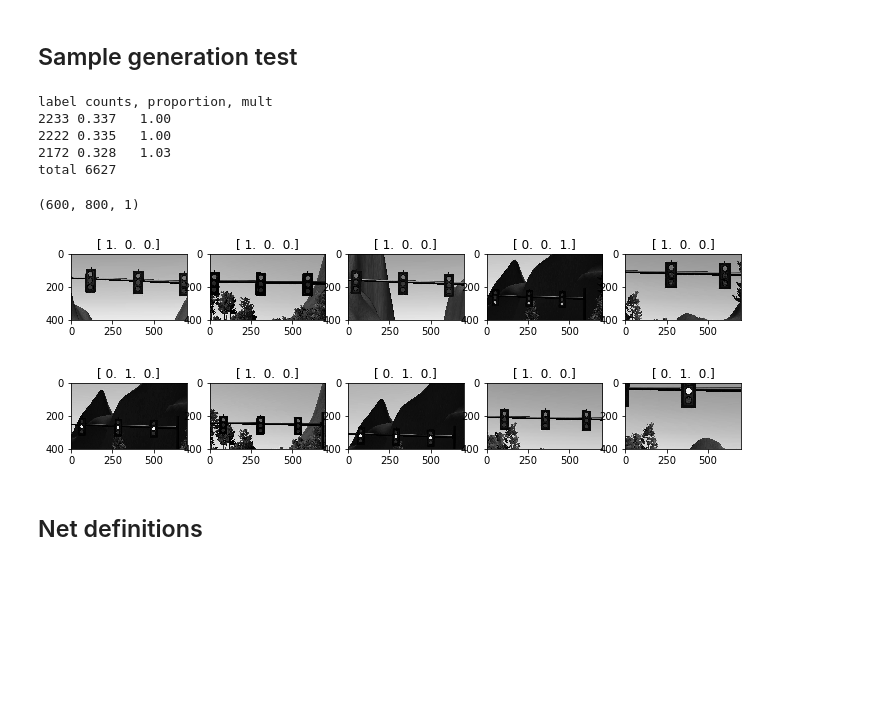
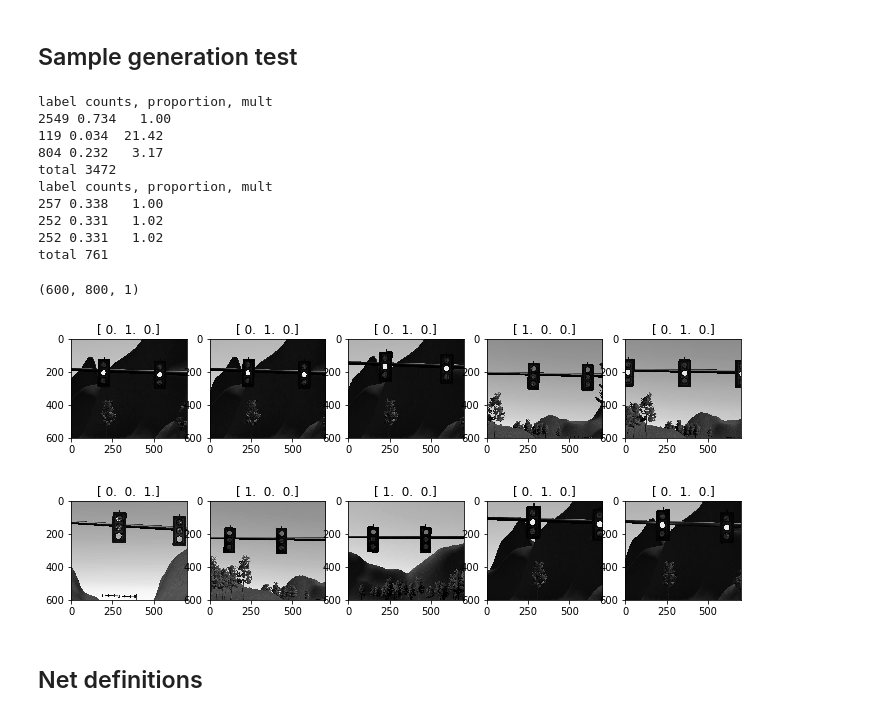
Before and after one commit to zfsang/udsdc_p9_system_integration, a Jupyter notebook: tl_detector_trainer.ipynb, the cells around one changed output. Saved outputs shown, nothing was run; the diff lists cells and outputs as text; code cells hidden in the pictures; blank space fills up the shorter version.

Commit message:
feat: adjust sample augmentation method

```diff
--- a/tl_detector_trainer.ipynb
+++ b/tl_detector_trainer.ipynb
@@ -46,16 +46,25 @@ def get_samples_list(sampledir, exclude=[], d_range=[]):
     print('total: {}'.format(len(samples)))
     return samples
 
-def augment_samples_list(samples, mult=[1, 1, 1], tx=[0, 0]):
+def augment_samples_list(samples, mult=[1, 1, 1], tx=[0, 1], ty=[0, 1]):
     augs = []
     for sample in samples:
         x = mult[sample[1]]-1
         for i in range(x):
-            shiftx = np.random.randint(tx[0], tx[1])
-            shifty = np.random.randint(tx[0], tx[1])
+            shiftx = np.random.randint(tx[0], tx[1]+1)
+            shifty = np.random.randint(ty[0], ty[1]+1)
             sample_aug = [sample[0], sample[1], shiftx, shifty]
             augs.append(sample_aug)
     return samples + augs
+
+def filter_samples_by_distance(samples, drange=[0, 100]):
+    filtered_samples = []
+    for sample in samples:
+        fname = sample[0].split('/')[-1]
+        dee = int(fname.split('_')[2])
+        if drange[0] < dee < drange[1]:
+            filtered_samples.append(sample)
+    return filtered_samples
 
 def datagen(samples, batch_size=32, n_class=4, grey=False):
     n_samples = len(samples)
@@ -70,6 +79,8 @@ def datagen(samples, batch_size=32, n_class=4, grey=False):
                 im = mpim.imread(batch_sample[0])
                 if grey:
                     im = cv2.cvtColor(im, cv2.COLOR_RGB2GRAY)
+#                     im = cv2.cvtColor(im, cv2.COLOR_RGB2LAB)
+#                     im = im[:, :, 2]
                 if len(batch_sample) > 2:
                     tx = batch_sample[2]
                     ty = batch_sample[3]
@@ -121,13 +132,16 @@ def test_exhaustive(samples, model='model.h5', batch_size=32, grey=False):
 
     N_bat = len(samples)//batch_size + 1
     for offset in range(0, len(samples), batch_size):
-        print('batch', offset//batch_size+1, 'of', N_bat)
+        batch_number = offset//batch_size+1
+        if batch_number % 10 == 0:
+            print('batch', batch_number, 'of', N_bat)
         labels = []
         imgs = []
         for sample in samples[offset:offset+batch_size]:
             img = mpim.imread(sample[0])
             if grey:
                 img = cv2.cvtColor(img, cv2.COLOR_RGB2GRAY)
+#                 img = cv2.cvtColor(img, cv2.COLOR_RGB2HLS)
             labels.append(sample[1])
 
             if len(sample) > 2:
@@ -153,44 +167,53 @@ def test_exhaustive(samples, model='model.h5', batch_size=32, grey=False):
 ## Sample generation test
 # %%
 samples = get_samples_list_recursive('samples', exclude=['3'])
-samples = augment_samples_list(samples, mult=[1, 22, 4], tx=[-50, 51])
+# samples = augment_samples_list(samples, mult=[1, 22, 4], tx=[-50, 51])
 _ = count_sample_distro(samples)
+
+samples = filter_samples_by_distance(samples, [0, 10])
+samples = augment_samples_list(samples, mult=[1, 18, 2], tx=[-50, 50], ty=[0, 1])
+_ = count_sample_distro(samples)
 # %% [output]
 label counts, proportion, mult
-2233 0.337   1.00
-2222 0.335   1.00
-2172 0.328   1.03
-total 6627
+2549 0.734   1.00
+119 0.034  21.42
+804 0.232   3.17
+total 3472
+label counts, proportion, mult
+257 0.338   1.00
+252 0.331   1.02
+252 0.331   1.02
+total 761
 # %%
 samplegen = datagen(samples, batch_size=10, n_class=3, grey=True)
 # %%
 imgs, labels = next(samplegen)
 
 grey = False
 cropx = 50
-cropy = 100
+cropy = 0
 
 print(imgs[0].shape)
 
 if imgs[0].shape[-1] < 3:
     grey = True
 ncols = 5
 for i, img in enumerate(imgs):
     if i % ncols == 0:
         plt.figure(figsize=(12, 12))
     plt.subplot(1, ncols, (i%ncols)+1)
-    img = img[cropy:-cropy, cropx:-cropx]
+    img = img[cropy:-cropy-1, cropx:-cropx-1]
     if grey:
         plt.imshow(np.squeeze(img), cmap='gray')
     else:
         plt.imshow(img)
 #     plt.gca().set_xlim([0+50, 800-50])
 #     plt.gca().set_ylim([0+100, 600-100])
     plt.gca().set_title(labels[i])
 # %% [output]
 (600, 800, 1)
-[figure, old version]
+[figure, new version]
-[figure, old version]
+[figure, new version]
 # %% [markdown]
 ## Net definitions
 # %%
```
Also changed, not shown: parts of 12 cells of this notebook, 3 other files.
